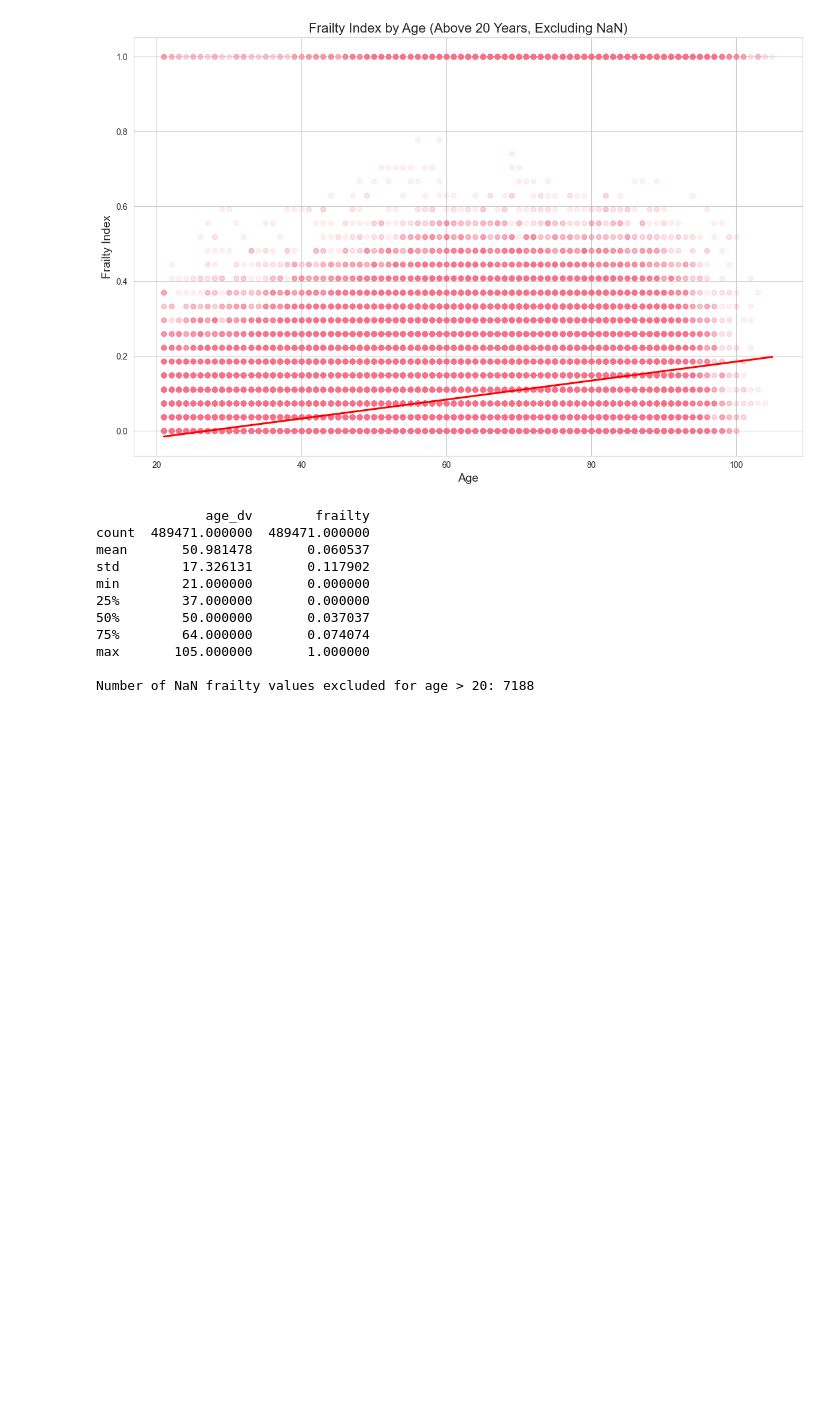
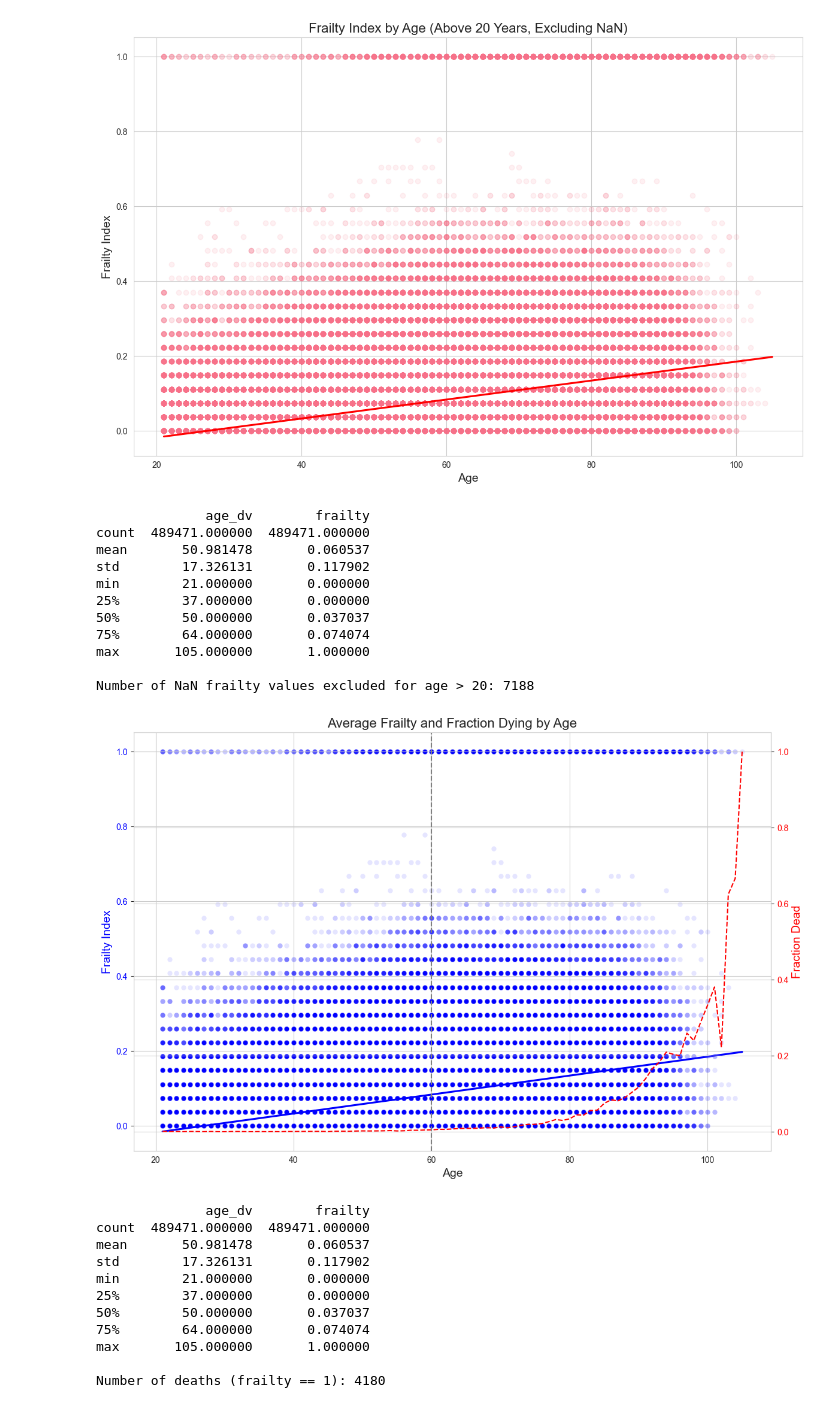
Before and after one commit to GJQu/EssexDissertation, a Jupyter notebook: frailty_july.ipynb, the cells around one changed output. Drawn from its saved outputs; the diff is of its cells as text; code cells hidden in the pictures; blank space fills up the shorter version.

```diff
--- a/frailty_july.ipynb
+++ b/frailty_july.ipynb
@@ -616,3 +616,62 @@ min        21.000000       0.000000
 max       105.000000       1.000000
 
 Number of NaN frailty values excluded for age > 20: 7188
+# %%
+import pandas as pd
+import matplotlib.pyplot as plt
+import seaborn as sns
+import numpy as np
+
+# Assuming df_filtered is your filtered dataframe
+df_filtered = df[(df['age_dv'] > 20) & (~np.isnan(df['frailty']))]
+
+# Create the plot
+fig, ax1 = plt.subplots(figsize=(12, 8))
+
+# Plot frailty scatter
+sns.scatterplot(x='age_dv', y='frailty', data=df_filtered, alpha=0.1, ax=ax1, color='blue')
+
+# Plot average frailty line
+sns.regplot(x='age_dv', y='frailty', data=df_filtered, scatter=False, color='blue', ax=ax1)
+
+ax1.set_xlabel('Age', fontsize=14)
+ax1.set_ylabel('Frailty Index', fontsize=14, color='blue')
+ax1.tick_params(axis='y', labelcolor='blue')
+
+# Create a second y-axis for fraction dead
+ax2 = ax1.twinx()
+
+# Calculate fraction dead (frailty == 1) by age
+fraction_dead = df_filtered.groupby('age_dv')['frailty'].apply(lambda x: (x == 1).mean())
+
+# Plot fraction dead
+ax2.plot(fraction_dead.index, fraction_dead.values, color='red', linestyle='--')
+ax2.set_ylabel('Fraction Dead', fontsize=14, color='red')
+ax2.tick_params(axis='y', labelcolor='red')
+
+# Add a vertical line at age 60
+plt.axvline(x=60, color='gray', linestyle='--')
+
+plt.title('Average Frailty and Fraction Dying by Age', fontsize=16)
+plt.tight_layout()
+plt.show()
+
+# Print some summary statistics
+print(df_filtered[['age_dv', 'frailty']].describe())
+
+# Print the number of deaths (frailty == 1)
+num_deaths = df_filtered['frailty'].eq(1).sum()
+print(f"\nNumber of deaths (frailty == 1): {num_deaths}")
+# %% [output]
+[figure, added]
+              age_dv        frailty
+count  489471.000000  489471.000000
+mean       50.981478       0.060537
+std        17.326131       0.117902
+min        21.000000       0.000000
+25%        37.000000       0.000000
+50%        50.000000       0.037037
+75%        64.000000       0.074074
+max       105.000000       1.000000
+
+Number of deaths (frailty == 1): 4180
```
